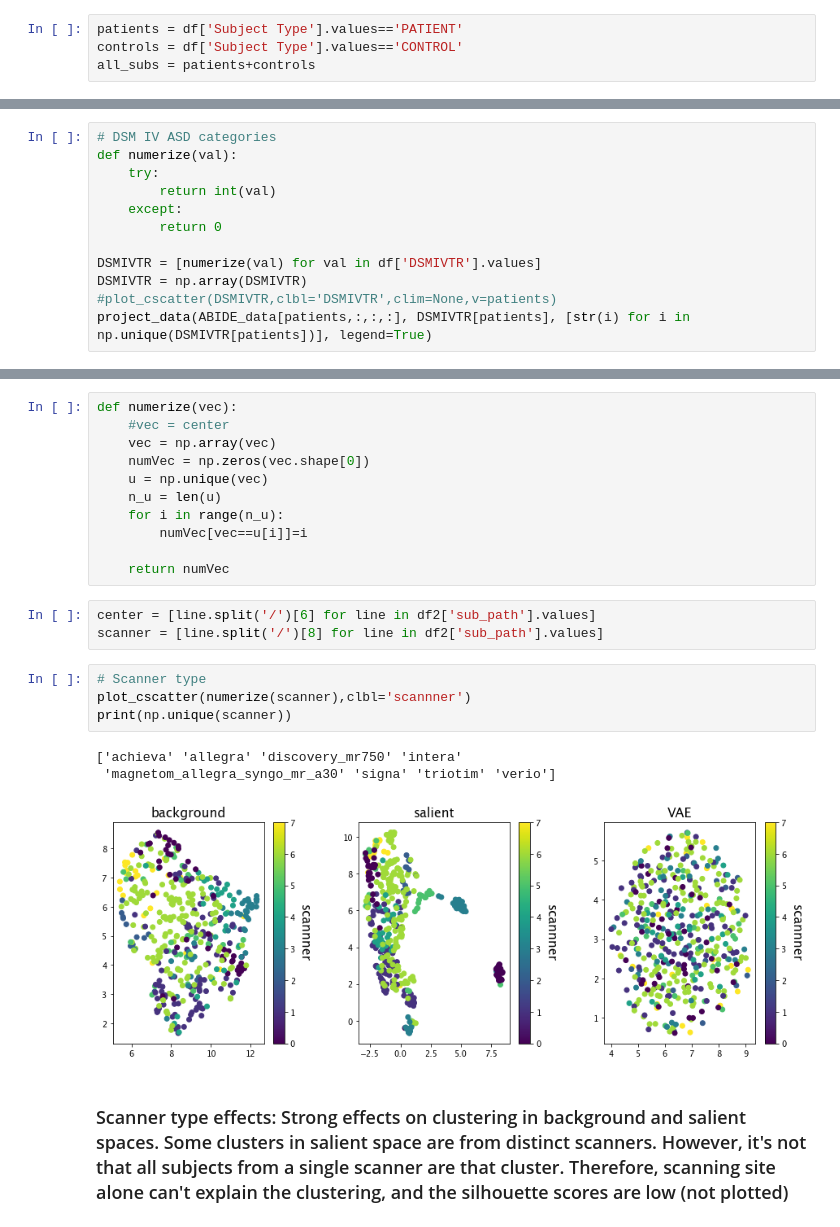
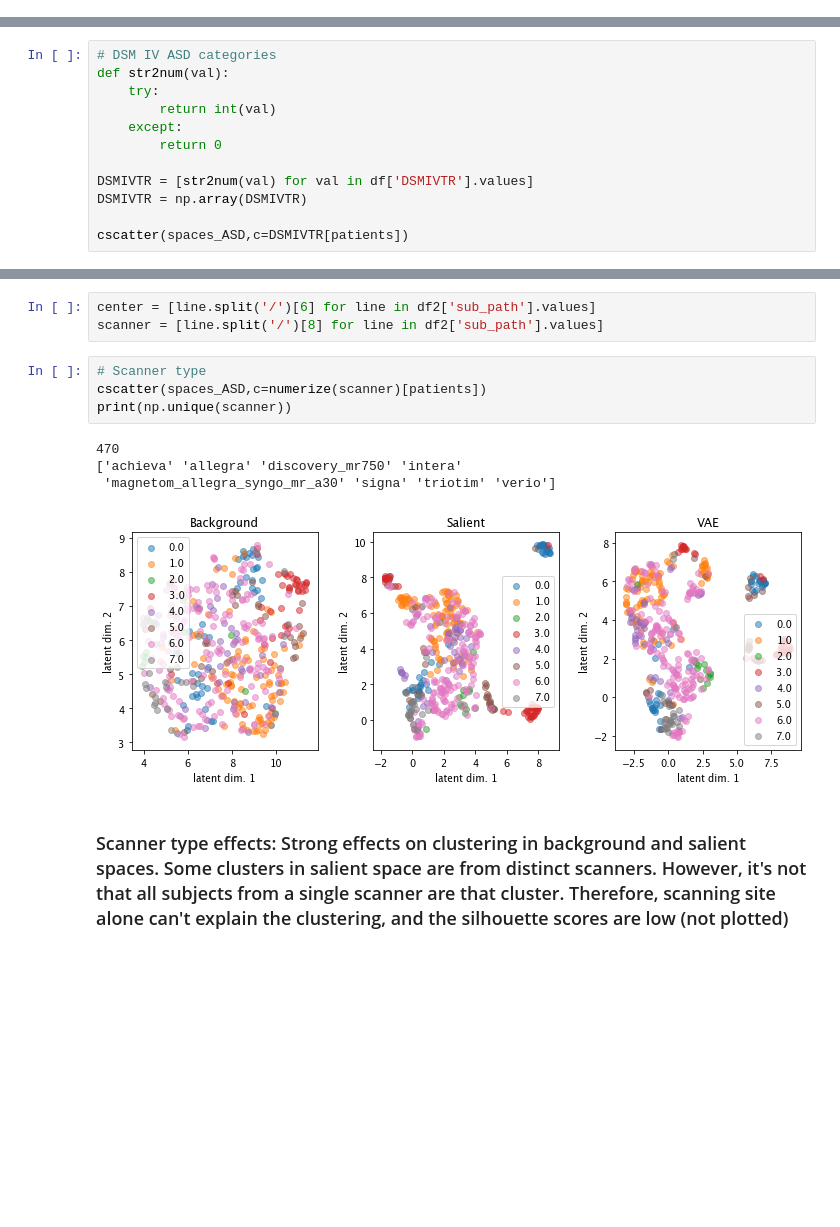
Before and after one commit to Aglinskas/BC-MRI-AE, a Jupyter notebook: Colab Notebooks/results-cVAE-32-dimensions.ipynb, the cells around one changed output, grey strips where cells are left out. Saved outputs shown, nothing was run; the diff lists cells and outputs as text; blank space fills up the shorter version.

```diff
--- a/Colab Notebooks/results-cVAE-32-dimensions.ipynb
+++ b/Colab Notebooks/results-cVAE-32-dimensions.ipynb
@@ -550,7 +493,3 @@ reducing dimensionality
 space_bg_abide = bg_space
 space_sl_abide = sl_space
 space_vae_abide = vae_space
-# %%
-patients = df['Subject Type'].values=='PATIENT'
-controls = df['Subject Type'].values=='CONTROL'
-all_subs = patients+controls
@@ -619,13 +527,13 @@ Text(0.5, 1.0, 'FIQ scores (all subjects)')
 # %%
 # DSM IV ASD categories
-def numerize(val):
+def str2num(val):
     try:
         return int(val)
     except:
         return 0
 
-DSMIVTR = [numerize(val) for val in df['DSMIVTR'].values]
+DSMIVTR = [str2num(val) for val in df['DSMIVTR'].values]
 DSMIVTR = np.array(DSMIVTR)
-#plot_cscatter(DSMIVTR,clbl='DSMIVTR',clim=None,v=patients)
-project_data(ABIDE_data[patients,:,:,:], DSMIVTR[patients], [str(i) for i in np.unique(DSMIVTR[patients])], legend=True)
+
+cscatter(spaces_ASD,c=DSMIVTR[patients])
 # %% [output]
@@ -658,28 +568,18 @@ assert len(df2)==len(df), 'different lenghts of CSVs'
 assert all(np.array([df2['subID'].values[s]==df['BIDS_ID'].values[s] for s in np.arange(len(df))])),'mismatch between CSV orders'
 # %% [output]
 982/982
-# %%
-def numerize(vec):
-    #vec = center
-    vec = np.array(vec)
-    numVec = np.zeros(vec.shape[0])
-    u = np.unique(vec)
-    n_u = len(u)
-    for i in range(n_u):
-        numVec[vec==u[i]]=i
-
-    return numVec
 # %%
 center = [line.split('/')[6] for line in df2['sub_path'].values]
 scanner = [line.split('/')[8] for line in df2['sub_path'].values]
 # %%
 # Scanner type
-plot_cscatter(numerize(scanner),clbl='scannner')
+cscatter(spaces_ASD,c=numerize(scanner)[patients])
 print(np.unique(scanner))
 # %% [output]
+470
 ['achieva' 'allegra' 'discovery_mr750' 'intera'
  'magnetom_allegra_syngo_mr_a30' 'signa' 'triotim' 'verio']
-[figure, old version]
+[figure, new version]
 # %% [markdown]
 ### Scanner type effects: Strong effects on clustering in background and salient spaces. Some clusters in salient space are from distinct scanners. However, it's not that all subjects from a single scanner are that cluster. Therefore, scanning site alone can't explain the clustering, and the silhouette scores are low (not plotted)
 # %%
```
Also changed, not shown: parts of 79 cells of this notebook, 1 other file.
